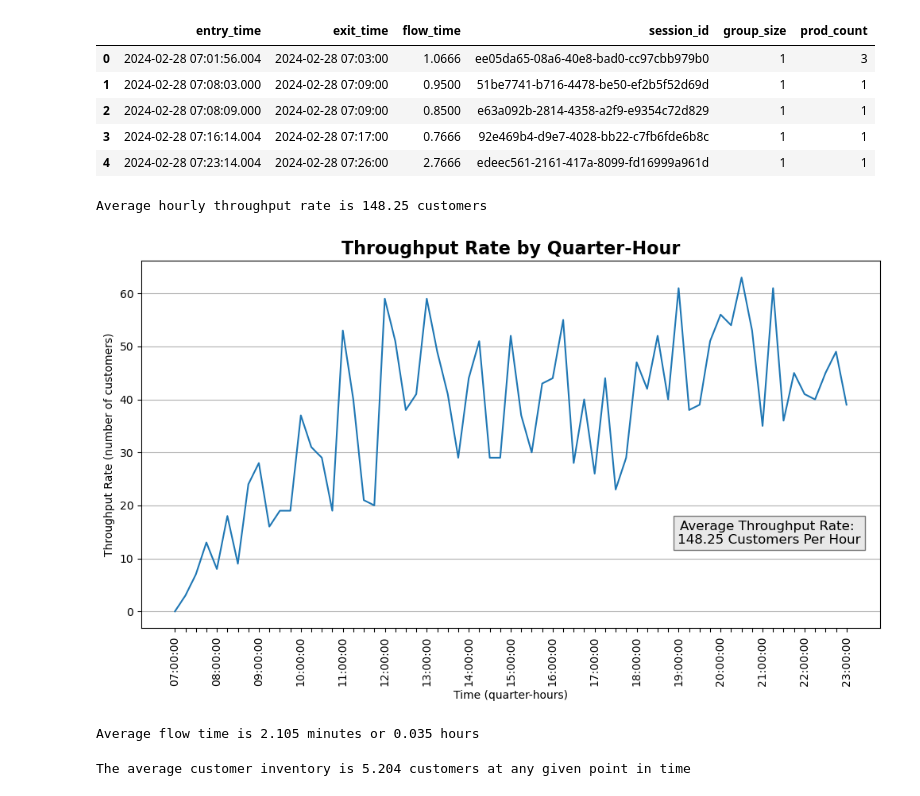
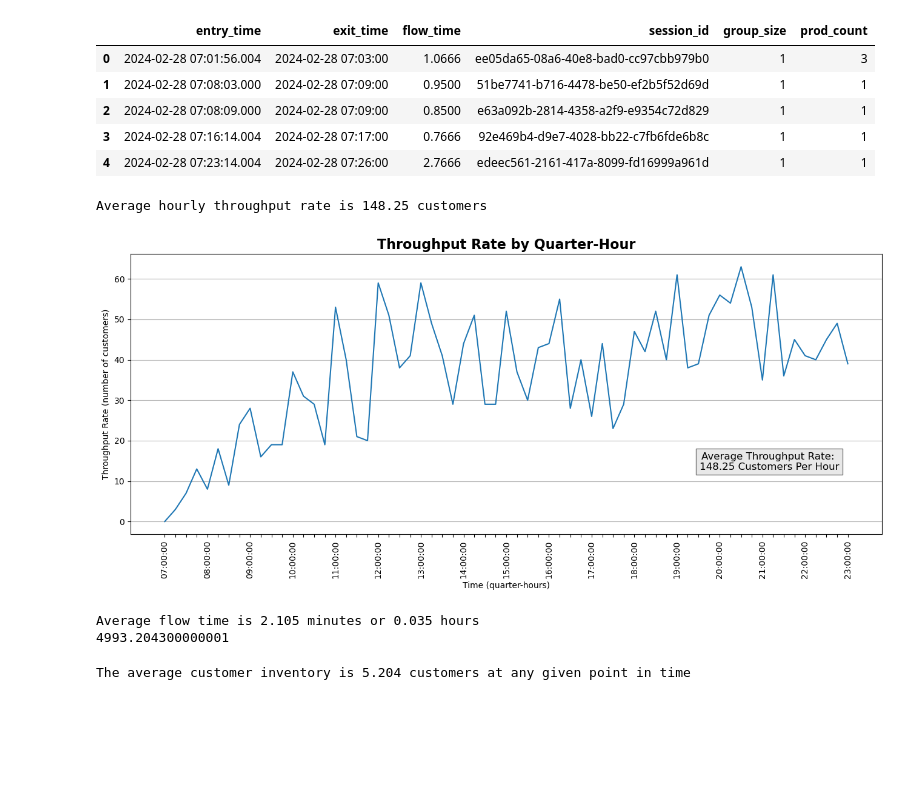
Before and after one commit to rsm-wcovey/testdir, a Jupyter notebook: 451_HW1.ipynb, the cells around one changed output. Cells and saved outputs as stored; diff of their text form; code cells hidden in the pictures; blank space fills up the shorter version.

```diff
--- a/451_HW1.ipynb
+++ b/451_HW1.ipynb
@@ -39,44 +39,47 @@ None
 # %%
 # Question 1:
 
 quarter_hours = pd.date_range(start='2024-02-28 07:00:00', end='2024-02-28 23:00:00', freq='15min')
 qtr = pd.DataFrame(quarter_hours, columns=["quarter_hour"])
 
 qtr["rate"] = [0] + [grp.loc[(grp["entry_time"] <= qtr["quarter_hour"][i])
                         & (grp["entry_time"] > qtr["quarter_hour"][i - 1]), "group_size"].sum()
                            for i in range(1,len(qtr["quarter_hour"]))]
 
 avg_rate = qtr["rate"].sum() / ((len(qtr["rate"])-1)/4)
 print(f"Average hourly throughput rate is {avg_rate} customers")
 
-plt.figure(figsize=(12,6))
+plt.figure(figsize=(16,6))
 plt.plot(qtr["quarter_hour"], qtr["rate"])
 
 plt.xlabel("Time (quarter-hours)")
 labels = [str(x.time()) if i % 4 == 0 else "" for i, x in enumerate(qtr["quarter_hour"])]
 plt.xticks(rotation=90, labels=labels, ticks=qtr["quarter_hour"])
 
 plt.ylabel("Throughput Rate (number of customers)")
 plt.grid(True, axis="y")
 
 plt.title("Throughput Rate by Quarter-Hour", fontsize=16, weight="bold")
 plt.annotate(f"Average Throughput Rate: \n{avg_rate} Customers Per Hour", xy=(.85,.23), xycoords="axes fraction",
              ha="center", fontsize=12, bbox=dict(facecolor="lightgray", alpha=0.5))
 plt.show()
 # %% [output]
 Average hourly throughput rate is 148.25 customers
-[figure, old version]
+[figure, new version]
 # %%
 # Question 2:
 
 avg_flow = np.dot(grp["flow_time"],grp["group_size"])/grp["group_size"].sum()
+total_flow = np.dot(grp["flow_time"],grp["group_size"])
 #take the weighted average of the flow_time values based on the number from the group_size column
 avg_flow2 = np.average(grp["flow_time"], weights=grp["group_size"])
 avg_flow_hr = avg_flow/60
 
 print(f"Average flow time is {round(avg_flow,3)} minutes or {round(avg_flow_hr,3)} hours")
+print(total_flow)
 # %% [output]
 Average flow time is 2.105 minutes or 0.035 hours
+4993.204300000001
 # %%
 # Question 3:
 start_time = grp["entry_time"].iloc[0]
```
Also changed, not shown: parts of 2 cells of this notebook, 1 other file.
